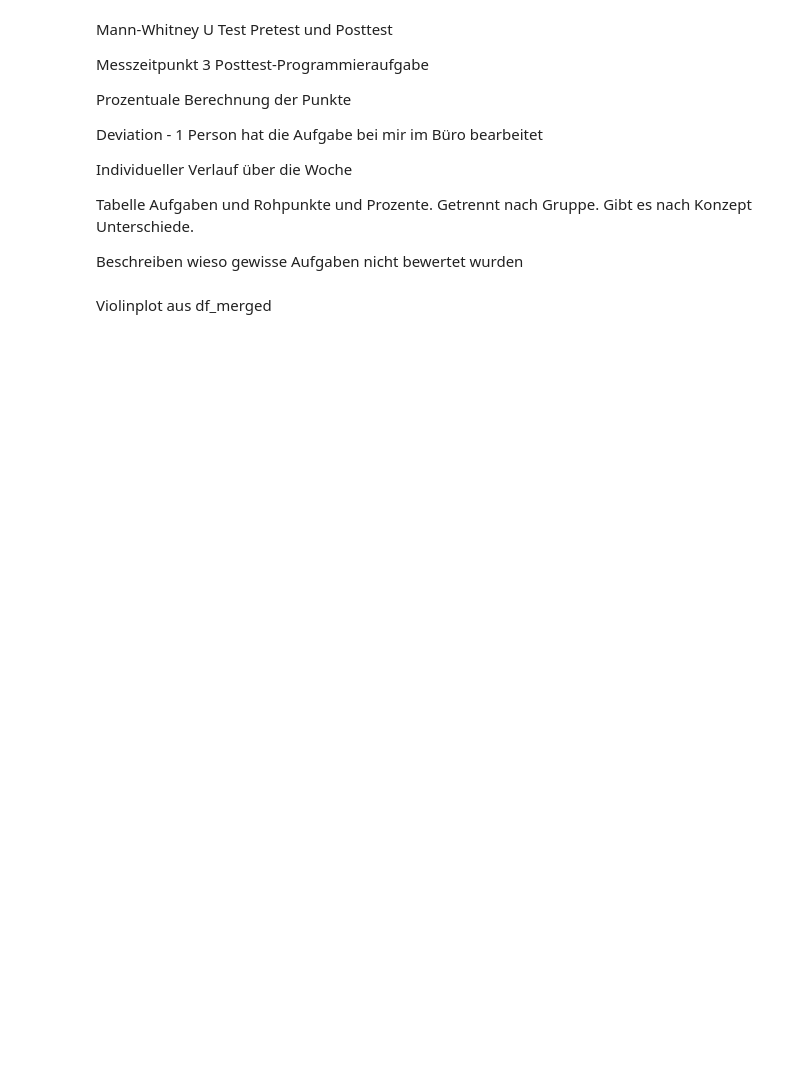
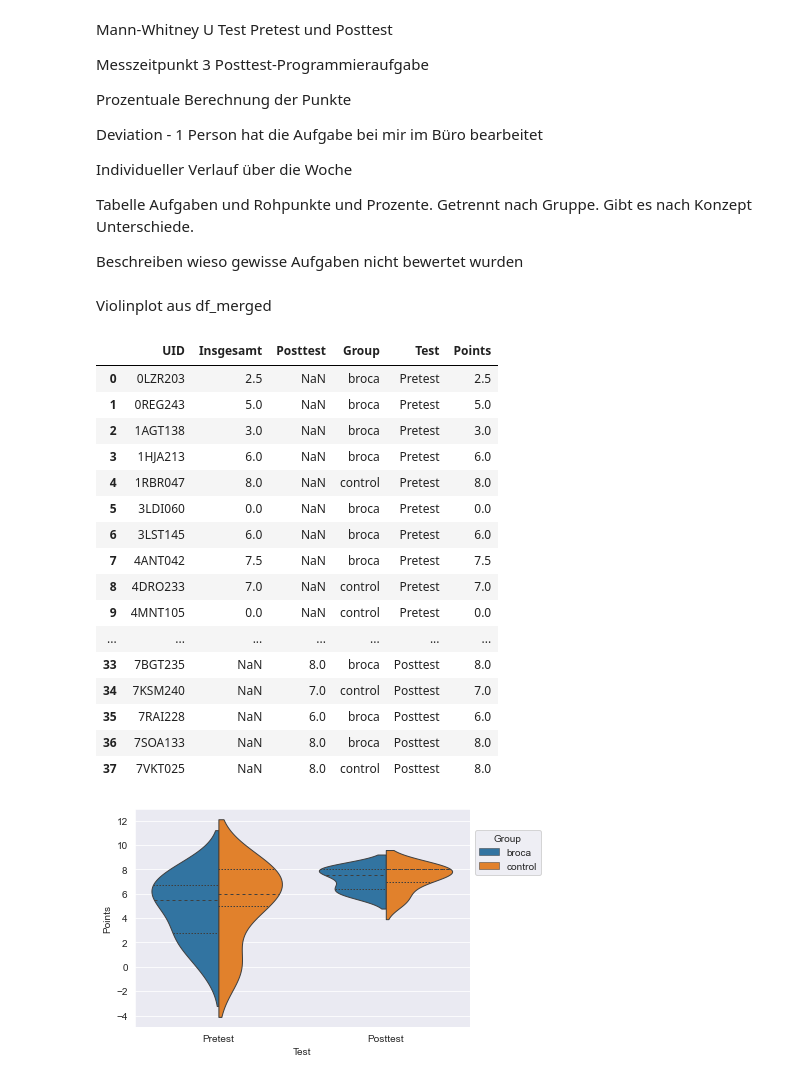
Before and after one commit to gord6/Tapping-into-the-Natural-Language-System-Using-Artificial-Languages-when-Learning-Programming, a Jupyter notebook: descriptive_statistics.ipynb, the cells around one changed output. Saved outputs shown, nothing was run; the diff lists cells and outputs as text; code cells hidden in the pictures; blank space fills up the shorter version.

```diff
--- a/descriptive_statistics.ipynb
+++ b/descriptive_statistics.ipynb
@@ -336,3 +349,32 @@ sns.violinplot(data=df_merged, x="Test", y="Points", hue="Group", orient='v')
+# %%
+#sns.violinplot(data=df_merged, x="Test", y="Points", hue="Group", orient='v')
+
+display(df_merged)
+
+violin = sns.violinplot(data=df_merged, x="Test", y="Points", hue="Group",
+                        split=True, inner="quart", linewidth=1)
+violin.legend(title='Group', loc='center left', bbox_to_anchor=(1, 0.8))
+
+plt.savefig('violinplot_pretest_posttest.pdf', bbox_inches='tight')
+# %% [output]
+|  | UID | Insgesamt | Posttest | Group | Test | Points |
+| 0 | 0LZR203 | 2.5 | NaN | broca | Pretest | 2.5 |
+| 1 | 0REG243 | 5.0 | NaN | broca | Pretest | 5.0 |
+| 2 | 1AGT138 | 3.0 | NaN | broca | Pretest | 3.0 |
+| 3 | 1HJA213 | 6.0 | NaN | broca | Pretest | 6.0 |
+| 4 | 1RBR047 | 8.0 | NaN | control | Pretest | 8.0 |
+| 5 | 3LDI060 | 0.0 | NaN | broca | Pretest | 0.0 |
+| 6 | 3LST145 | 6.0 | NaN | broca | Pretest | 6.0 |
+| 7 | 4ANT042 | 7.5 | NaN | broca | Pretest | 7.5 |
+| 8 | 4DRO233 | 7.0 | NaN | control | Pretest | 7.0 |
+| 9 | 4MNT105 | 0.0 | NaN | control | Pretest | 0.0 |
+| ... | ... | ... | ... | ... | ... | ... |
+| 33 | 7BGT235 | NaN | 8.0 | broca | Posttest | 8.0 |
+| 34 | 7KSM240 | NaN | 7.0 | control | Posttest | 7.0 |
+| 35 | 7RAI228 | NaN | 6.0 | broca | Posttest | 6.0 |
+| 36 | 7SOA133 | NaN | 8.0 | broca | Posttest | 8.0 |
+| 37 | 7VKT025 | NaN | 8.0 | control | Posttest | 8.0 |
+[figure, added]
 # %%
 from scipy import stats
 stats.kruskal(broca_pretest, control_pretest, broca_posttest, control_posttest)
```
Also changed, not shown: parts of 36 cells of this notebook, 12 other files.
